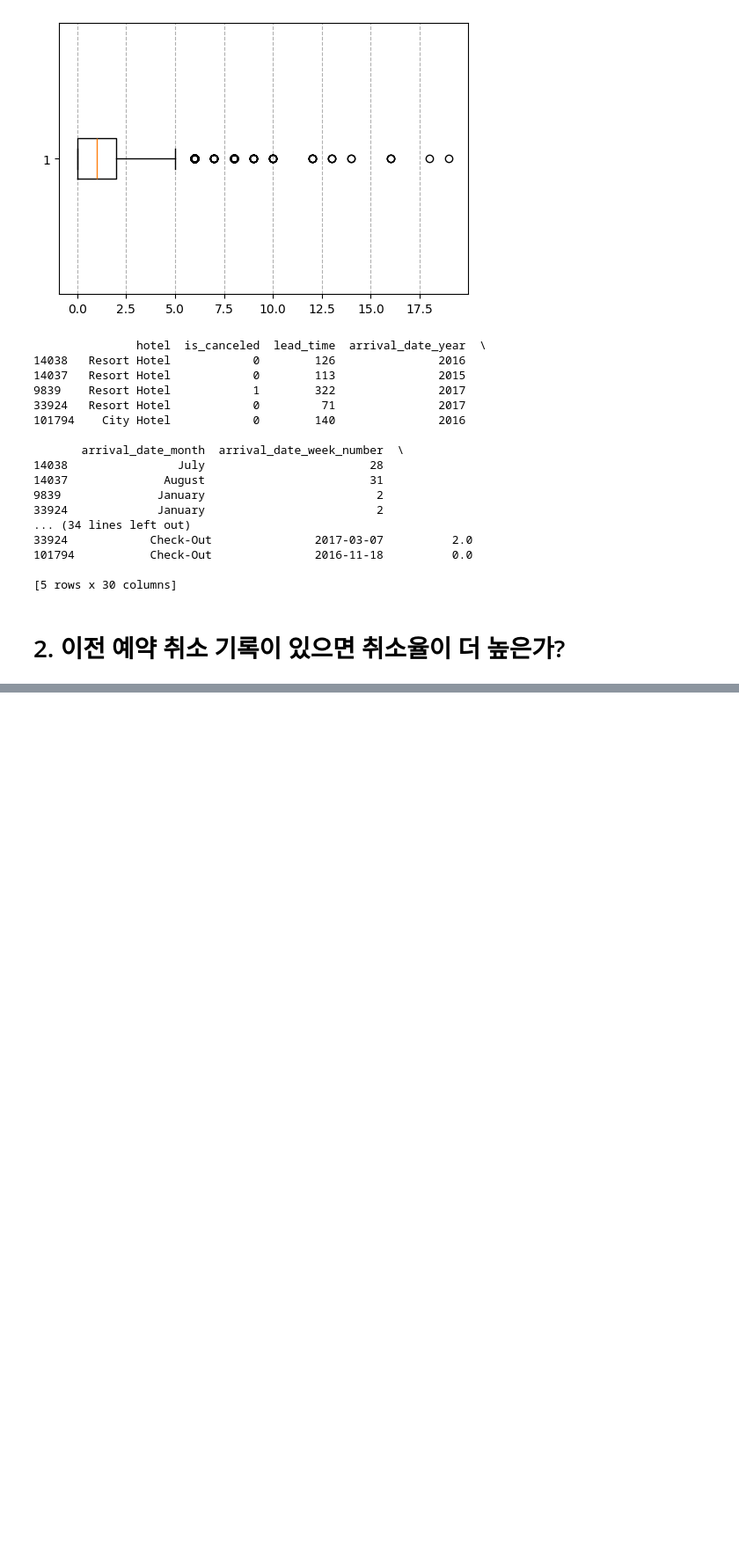
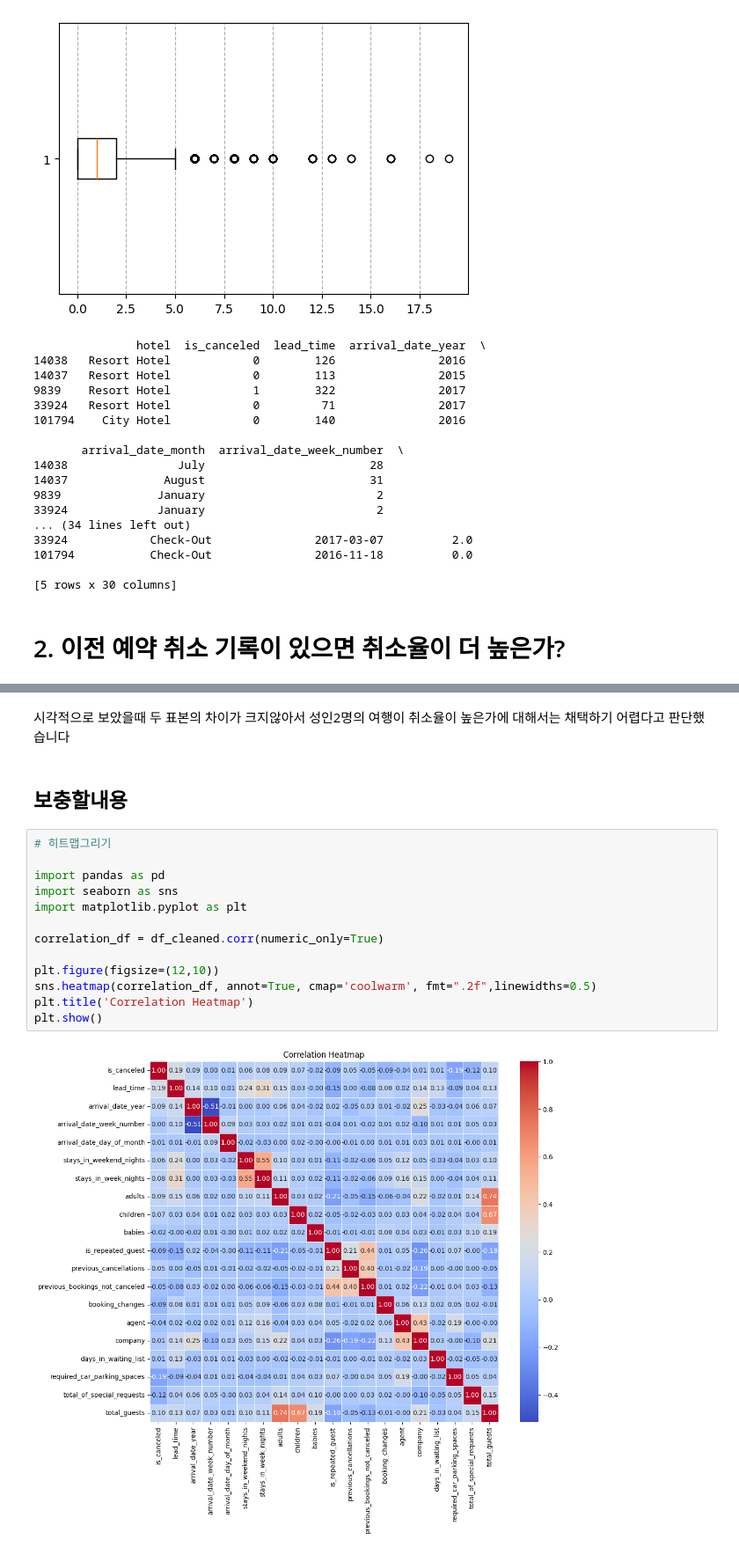
Before and after one commit to forexms78/AI-05-, a Jupyter notebook: 미션2_2팀_박병호.ipynb, the cells around one changed output, grey strips where cells are left out. Shown: that part at 88% size. Saved outputs shown, nothing was run; the diff lists cells and outputs as text; blank space fills up the shorter version.

```diff
--- a/미션2_2팀_박병호.ipynb
+++ b/미션2_2팀_박병호.ipynb
@@ -487,0 +512,19 @@ ValueError: Could not interpret value `previous_cancellations` for `x`. An entry
+# %% [markdown]
+시각적으로 보았을때 두 표본의 차이가 크지않아서 성인2명의 여행이 취소율이 높은가에 대해서는 채택하기 어렵다고 판단했습니다
+# %% [markdown]
+## 보충할내용
+# %%
+# 히트맵그리기
+
+import pandas as pd
+import seaborn as sns
+import matplotlib.pyplot as plt
+
+correlation_df = df_cleaned.corr(numeric_only=True)
+
+plt.figure(figsize=(12,10))
+sns.heatmap(correlation_df, annot=True, cmap='coolwarm', fmt=".2f",linewidths=0.5)
+plt.title('Correlation Heatmap')
+plt.show()
+# %% [output]
+[figure, added]
```
Also changed, not shown: parts of 24 cells of this notebook.
